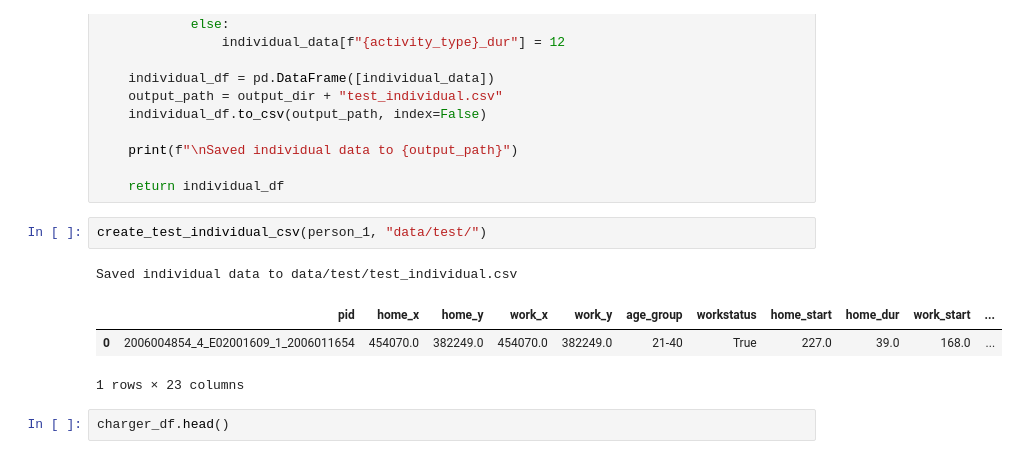
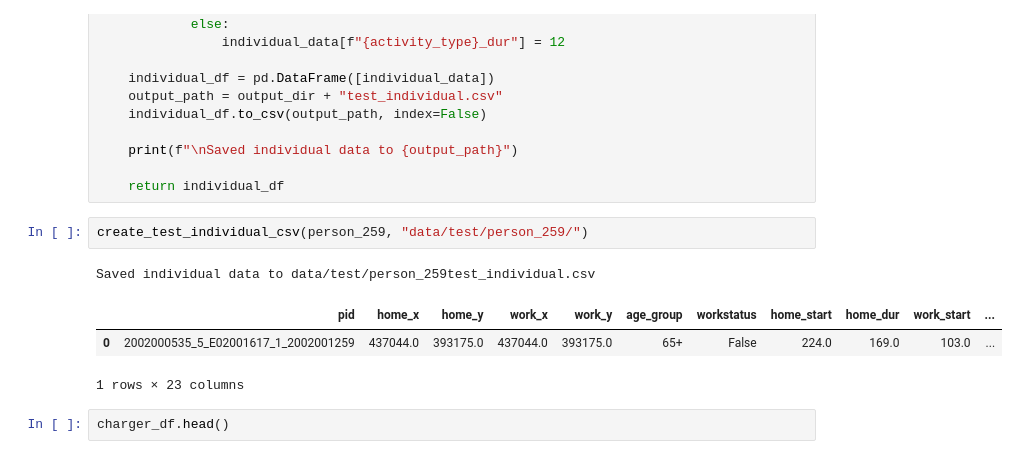
Before and after one commit to charlotteesavage/ev_scheduling_dp, a Jupyter notebook: create_test_data.ipynb, the cells around one changed output. Drawn from its saved outputs; the diff is of its cells as text.

```diff
--- a/create_test_data.ipynb
+++ b/create_test_data.ipynb
@@ -184,11 +184,11 @@ def create_test_individual_csv(person, output_dir):
 
     return individual_df
 # %%
-create_test_individual_csv(person_1, "data/test/")
+create_test_individual_csv(person_259, "data/test/person_259/")
 # %% [output]
-Saved individual data to data/test/test_individual.csv
+Saved individual data to data/test/person_259test_individual.csv
 |  | pid | home_x | home_y | work_x | work_y | age_group | workstatus | home_start | home_dur | work_start | ... |
-| 0 | 2006004854_4_E02001609_1_2006011654 | 454070.0 | 382249.0 | 454070.0 | 382249.0 | 21-40 | True | 227.0 | 39.0 | 168.0 | ... |
+| 0 | 2002000535_5_E02001617_1_2002001259 | 437044.0 | 393175.0 | 437044.0 | 393175.0 | 65+ | False | 224.0 | 169.0 | 103.0 | ... |
 1 rows × 23 columns
 # %%
 charger_df.head()
```
Also changed, not shown: parts of 1 cell of this notebook, 3 other files.
